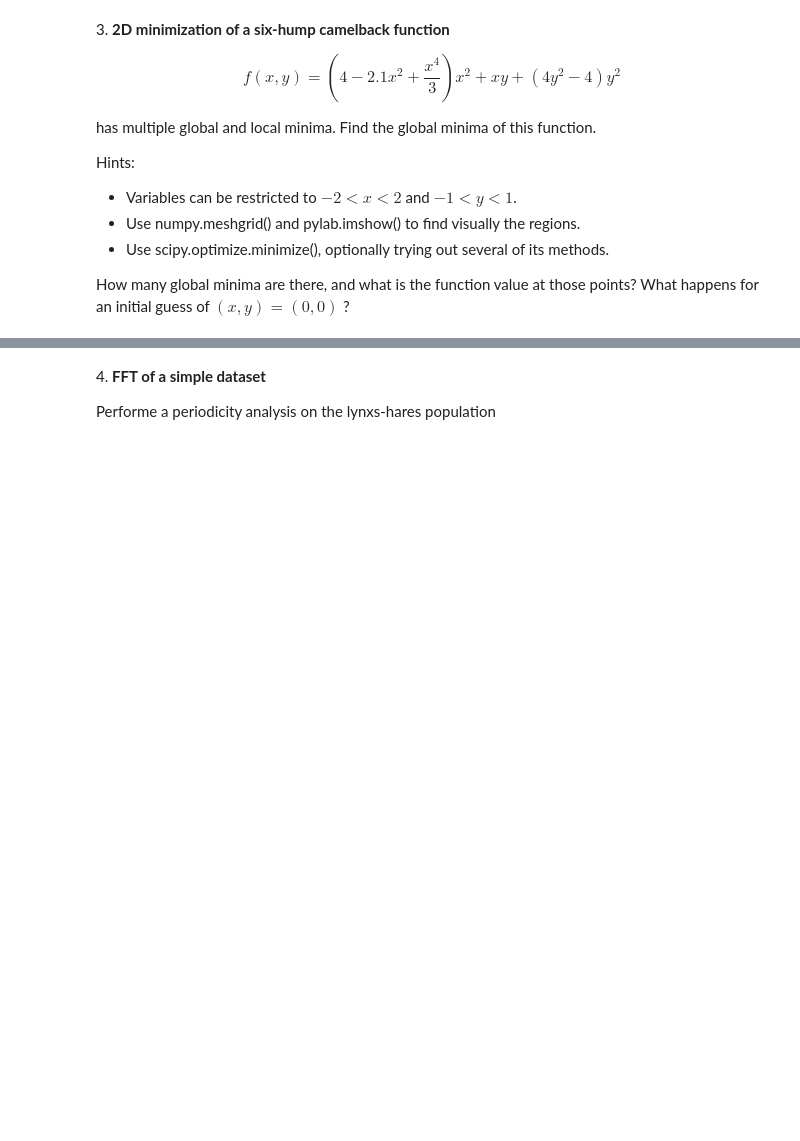
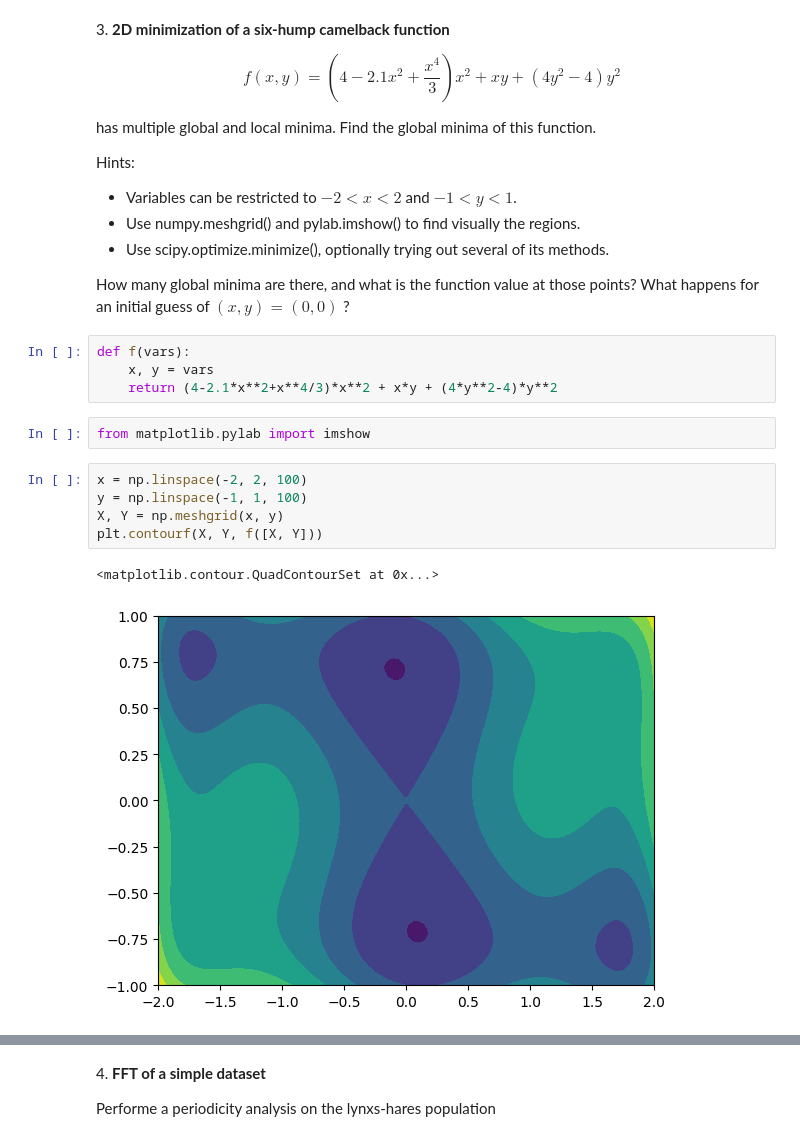
Before and after one commit to paololapo/LaboratoryOfComputationalPhysics_Y6, a Jupyter notebook: 09ex_Algorithms.ipynb, the cells around one changed output, grey strips where cells are left out. Saved outputs shown, nothing was run; the diff lists cells and outputs as text; blank space fills up the shorter version.

```diff
--- a/09ex_Algorithms.ipynb
+++ b/09ex_Algorithms.ipynb
@@ -118,3 +118,17 @@ Hints:
 * Use scipy.optimize.minimize(), optionally trying out several of its methods.
 
 How many global minima are there, and what is the function value at those points? What happens for an initial guess of $(x, y) = (0, 0)$ ?
+# %%
+def f(vars):
+    x, y = vars
+    return (4-2.1*x**2+x**4/3)*x**2 + x*y + (4*y**2-4)*y**2
+# %%
+from matplotlib.pylab import imshow
+# %%
+x = np.linspace(-2, 2, 100)
+y = np.linspace(-1, 1, 100)
+X, Y = np.meshgrid(x, y)
+plt.contourf(X, Y, f([X, Y]))
+# %% [output]
+<matplotlib.contour.QuadContourSet at 0x...>
+[figure, added]
```
Also changed, not shown: parts of 7 cells of this notebook, 1 other file.
